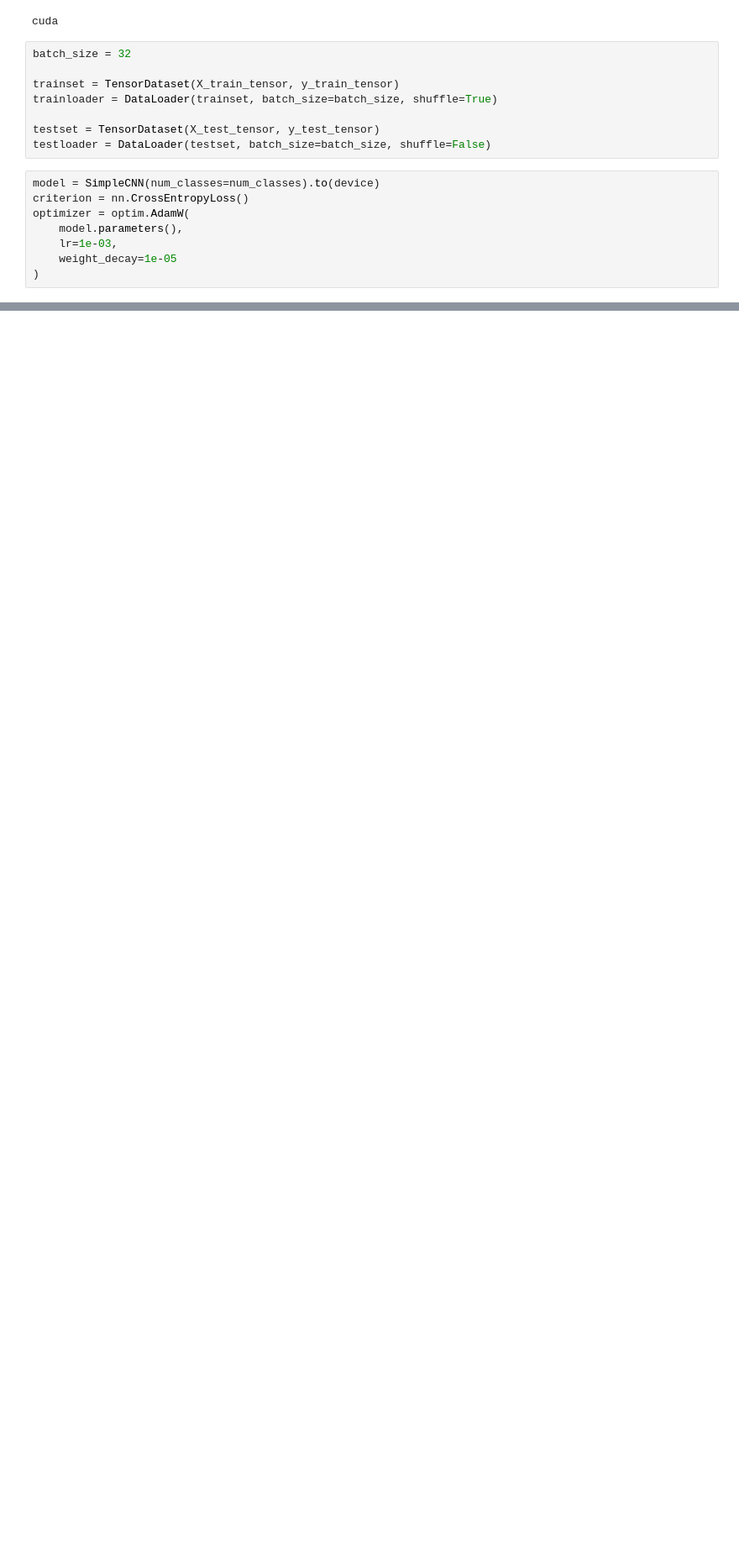
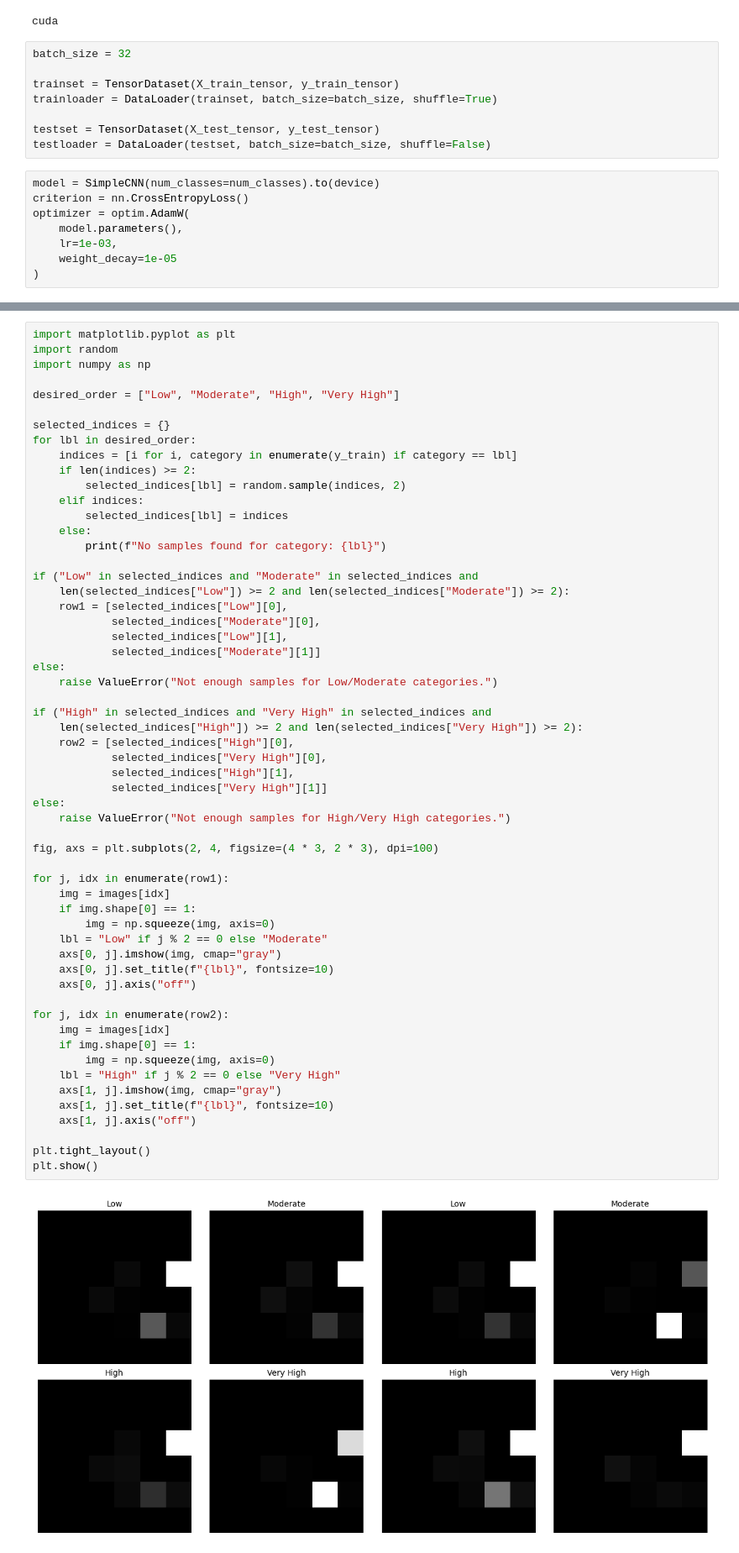
Before and after one commit to arielposada/tabular-data-to-images, a Jupyter notebook: VortexFeaturePositioning/Covid/vortex_covid.ipynb, the cells around one changed output, grey strips where cells are left out. Shown at 84% size. Drawn from its saved outputs; the diff is of its cells as text; blank space fills up the shorter version.

```diff
--- a/VortexFeaturePositioning/Covid/vortex_covid.ipynb
+++ b/VortexFeaturePositioning/Covid/vortex_covid.ipynb
@@ -331,3 +299,62 @@ plt.show()
+# %%
+import matplotlib.pyplot as plt
+import random
+import numpy as np
+
+desired_order = ["Low", "Moderate", "High", "Very High"]
+
+selected_indices = {}
+for lbl in desired_order:
+    indices = [i for i, category in enumerate(y_train) if category == lbl]
+    if len(indices) >= 2:
+        selected_indices[lbl] = random.sample(indices, 2)
+    elif indices:
+        selected_indices[lbl] = indices
+    else:
+        print(f"No samples found for category: {lbl}")
+
+if ("Low" in selected_indices and "Moderate" in selected_indices and
+    len(selected_indices["Low"]) >= 2 and len(selected_indices["Moderate"]) >= 2):
+    row1 = [selected_indices["Low"][0],
+            selected_indices["Moderate"][0],
+            selected_indices["Low"][1],
+            selected_indices["Moderate"][1]]
+else:
+    raise ValueError("Not enough samples for Low/Moderate categories.")
+
+if ("High" in selected_indices and "Very High" in selected_indices and
+    len(selected_indices["High"]) >= 2 and len(selected_indices["Very High"]) >= 2):
+    row2 = [selected_indices["High"][0],
+            selected_indices["Very High"][0],
+            selected_indices["High"][1],
+            selected_indices["Very High"][1]]
+else:
+    raise ValueError("Not enough samples for High/Very High categories.")
+
+fig, axs = plt.subplots(2, 4, figsize=(4 * 3, 2 * 3), dpi=100)
+
+for j, idx in enumerate(row1):
+    img = images[idx]
+    if img.shape[0] == 1:
+        img = np.squeeze(img, axis=0)
+    lbl = "Low" if j % 2 == 0 else "Moderate"
+    axs[0, j].imshow(img, cmap="gray")
+    axs[0, j].set_title(f"{lbl}", fontsize=10)
+    axs[0, j].axis("off")
+
+for j, idx in enumerate(row2):
+    img = images[idx]
+    if img.shape[0] == 1:
+        img = np.squeeze(img, axis=0)
+    lbl = "High" if j % 2 == 0 else "Very High"
+    axs[1, j].imshow(img, cmap="gray")
+    axs[1, j].set_title(f"{lbl}", fontsize=10)
+    axs[1, j].axis("off")
+
+plt.tight_layout()
+plt.show()
+# %% [output]
+[figure, added]
 # %%
 import matplotlib.pyplot as plt
 import random
```
Also changed, not shown: parts of 7 cells of this notebook.
